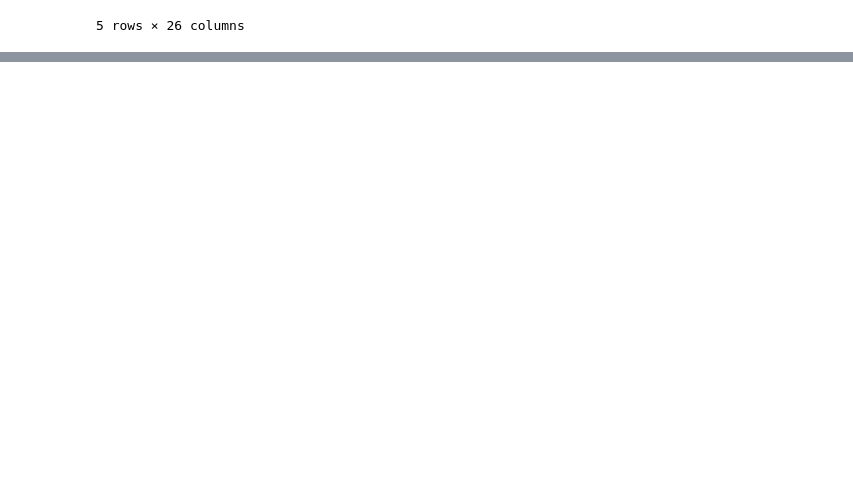
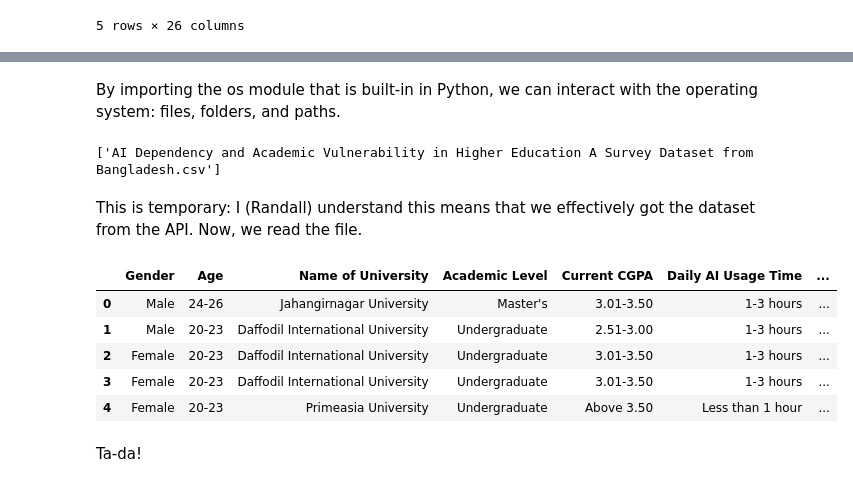
Before and after one commit to Henry6833/Henry6833.github.io, a Jupyter notebook: Milestone1.ipynb, the cells around one changed output, grey strips where cells are left out. Saved outputs shown, nothing was run; the diff lists cells and outputs as text; code cells hidden in the pictures; blank space fills up the shorter version.

Commit message:
Messing around with imports, and reading csv files from kaggle to access the third dataset

```diff
--- a/Milestone1.ipynb
+++ b/Milestone1.ipynb
@@ -42,3 +42,10 @@ Bangladesh_S.head()
 | 3 | 3 | Male | BBA | Daily | ChatGPT | 5 | 5 | ... |
 | 4 | 1 | Prefer not to say | CSE | Daily | ChatGPT | 4 | 3 | ... |
 5 rows × 26 columns
+# %%
+import kagglehub
+
+# Download latest version
+path = kagglehub.dataset_download("mdjhirulislam/ai-dependency-and-academic-vulnerability")
+
+print("Path to dataset files:", path)
@@ -44,0 +62,22 @@ Bangladesh_S.head()
+# %% [markdown]
+By importing the os module that is built-in in Python, we can interact with the operating system: files, folders, and paths.
+# %%
+### See what files came with the dataset
+import os
+print(os.listdir(path))
+# %% [output]
+['AI Dependency and Academic Vulnerability in Higher Education A Survey Dataset from Bangladesh.csv']
+# %% [markdown]
+This is temporary: I (Randall) understand this means that we effectively got the dataset from the API. Now, we read the file.
+# %%
+dataset_3 = pd.read_csv(os.path.join(path, "AI Dependency and Academic Vulnerability in Higher Education A Survey Dataset from Bangladesh.csv"))
+dataset_3.head()
+# %% [output]
+|  | Gender | Age | Name of University | Academic Level | Current CGPA | Daily AI Usage Time | ... |
+| 0 | Male | 24-26 | Jahangirnagar University | Master's | 3.01-3.50 | 1-3 hours | ... |
+| 1 | Male | 20-23 | Daffodil International University | Undergraduate | 2.51-3.00 | 1-3 hours | ... |
+| 2 | Female | 20-23 | Daffodil International University | Undergraduate | 3.01-3.50 | 1-3 hours | ... |
+| 3 | Female | 20-23 | Daffodil International University | Undergraduate | 3.01-3.50 | 1-3 hours | ... |
+| 4 | Female | 20-23 | Primeasia University | Undergraduate | Above 3.50 | Less than 1 hour | ... |
+# %% [markdown]
+Ta-da!
```
Also changed, not shown: parts of 3 cells of this notebook.
